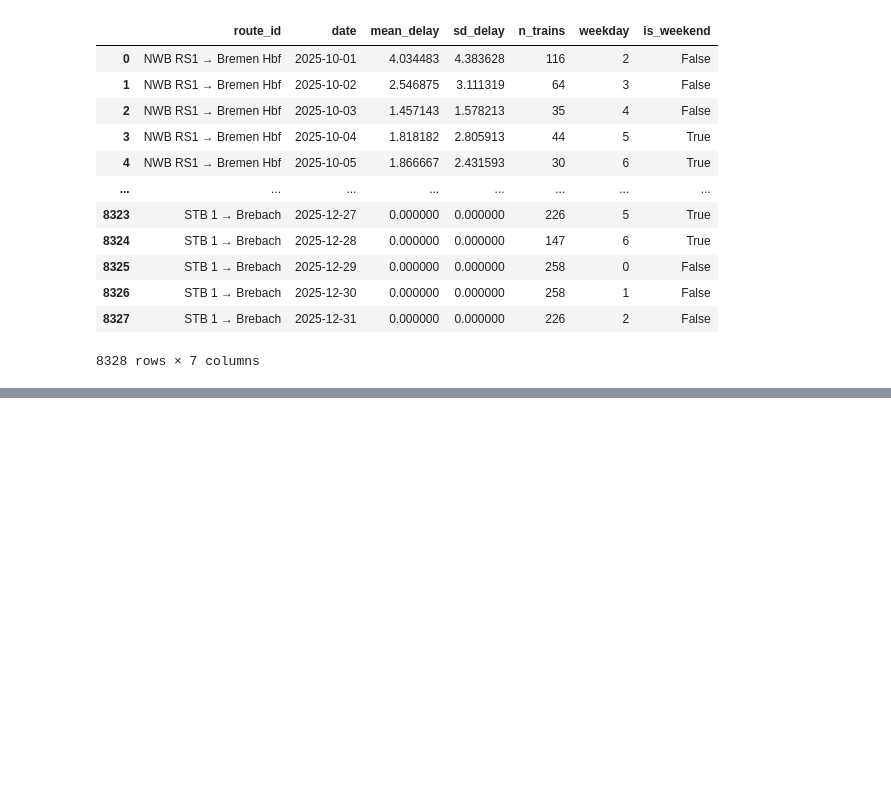
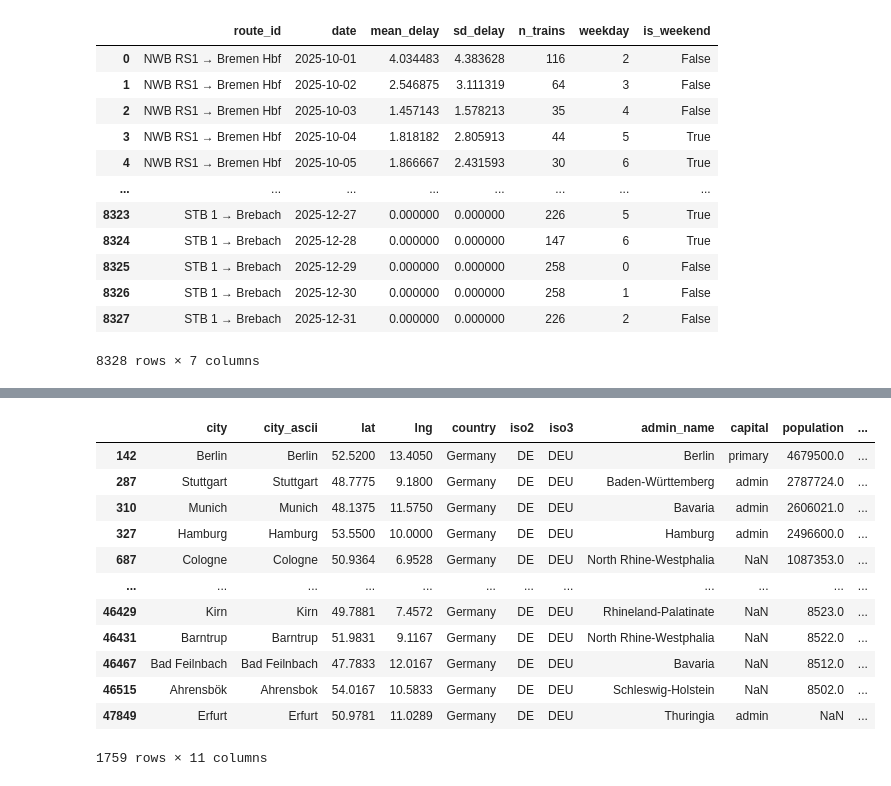
Before and after one commit to bcrohit/applied-bayesian-data-analysis, a Jupyter notebook: notebooks/data_processing.ipynb, the cells around one changed output, grey strips where cells are left out. Cells and saved outputs as stored; diff of their text form; code cells hidden in the pictures; blank space fills up the shorter version.

```diff
--- a/notebooks/data_processing.ipynb
+++ b/notebooks/data_processing.ipynb
@@ -114,0 +161,18 @@ daily_route_delays
+# %%
+# Another source of station data
+d = pd.read_csv('data/worldcities.csv')
+d[d['country'] == 'Germany']
+# %% [output]
+|  | city | city_ascii | lat | lng | country | iso2 | iso3 | admin_name | capital | population | ... |
+| 142 | Berlin | Berlin | 52.5200 | 13.4050 | Germany | DE | DEU | Berlin | primary | 4679500.0 | ... |
+| 287 | Stuttgart | Stuttgart | 48.7775 | 9.1800 | Germany | DE | DEU | Baden-Württemberg | admin | 2787724.0 | ... |
+| 310 | Munich | Munich | 48.1375 | 11.5750 | Germany | DE | DEU | Bavaria | admin | 2606021.0 | ... |
+| 327 | Hamburg | Hamburg | 53.5500 | 10.0000 | Germany | DE | DEU | Hamburg | admin | 2496600.0 | ... |
+| 687 | Cologne | Cologne | 50.9364 | 6.9528 | Germany | DE | DEU | North Rhine-Westphalia | NaN | 1087353.0 | ... |
+| ... | ... | ... | ... | ... | ... | ... | ... | ... | ... | ... | ... |
+| 46429 | Kirn | Kirn | 49.7881 | 7.4572 | Germany | DE | DEU | Rhineland-Palatinate | NaN | 8523.0 | ... |
+| 46431 | Barntrup | Barntrup | 51.9831 | 9.1167 | Germany | DE | DEU | North Rhine-Westphalia | NaN | 8522.0 | ... |
+| 46467 | Bad Feilnbach | Bad Feilnbach | 47.7833 | 12.0167 | Germany | DE | DEU | Bavaria | NaN | 8512.0 | ... |
+| 46515 | Ahrensbök | Ahrensbok | 54.0167 | 10.5833 | Germany | DE | DEU | Schleswig-Holstein | NaN | 8502.0 | ... |
+| 47849 | Erfurt | Erfurt | 50.9781 | 11.0289 | Germany | DE | DEU | Thuringia | admin | NaN | ... |
+1759 rows × 11 columns
```
Also changed, not shown: parts of 17 cells of this notebook.
